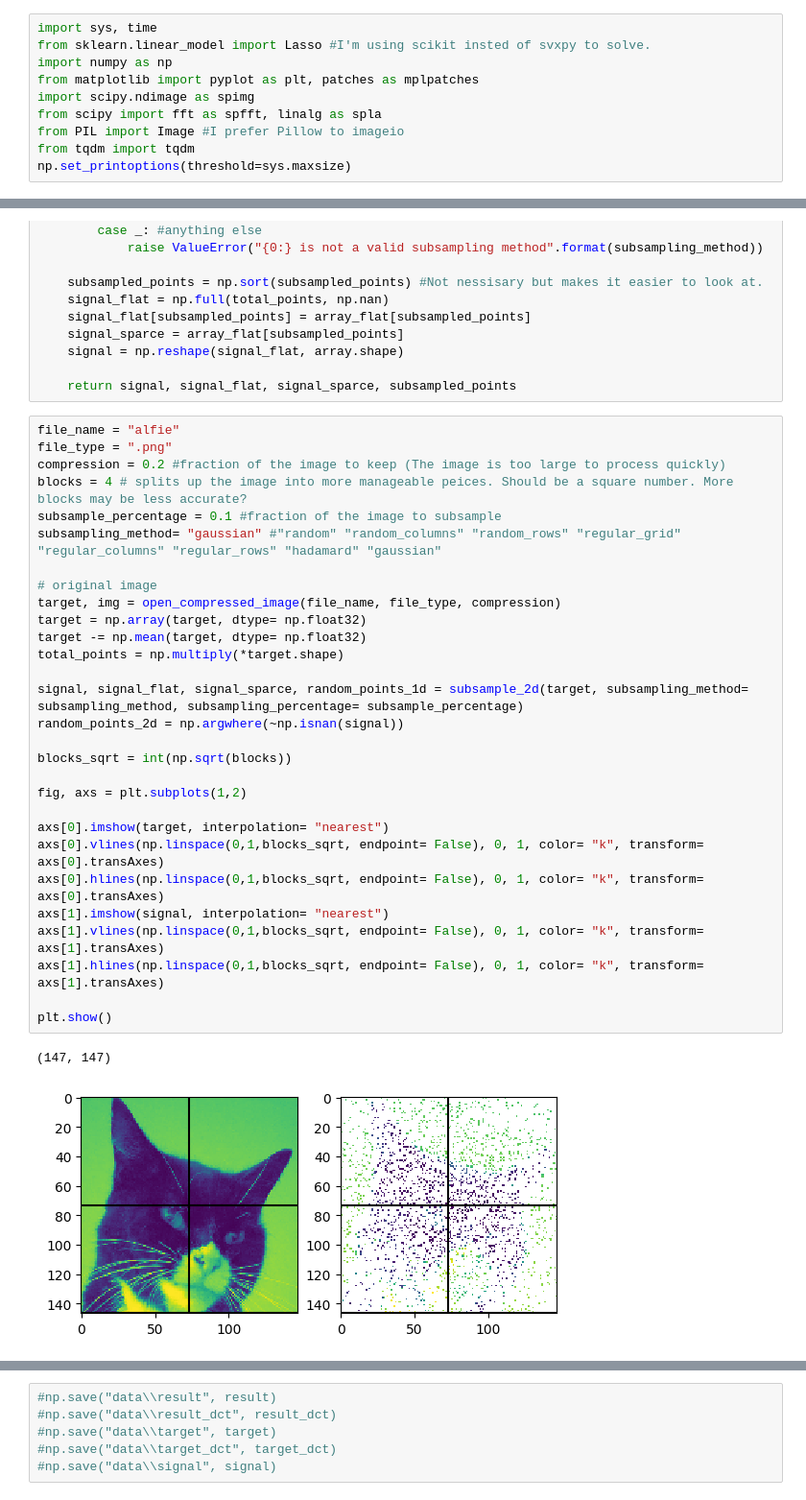
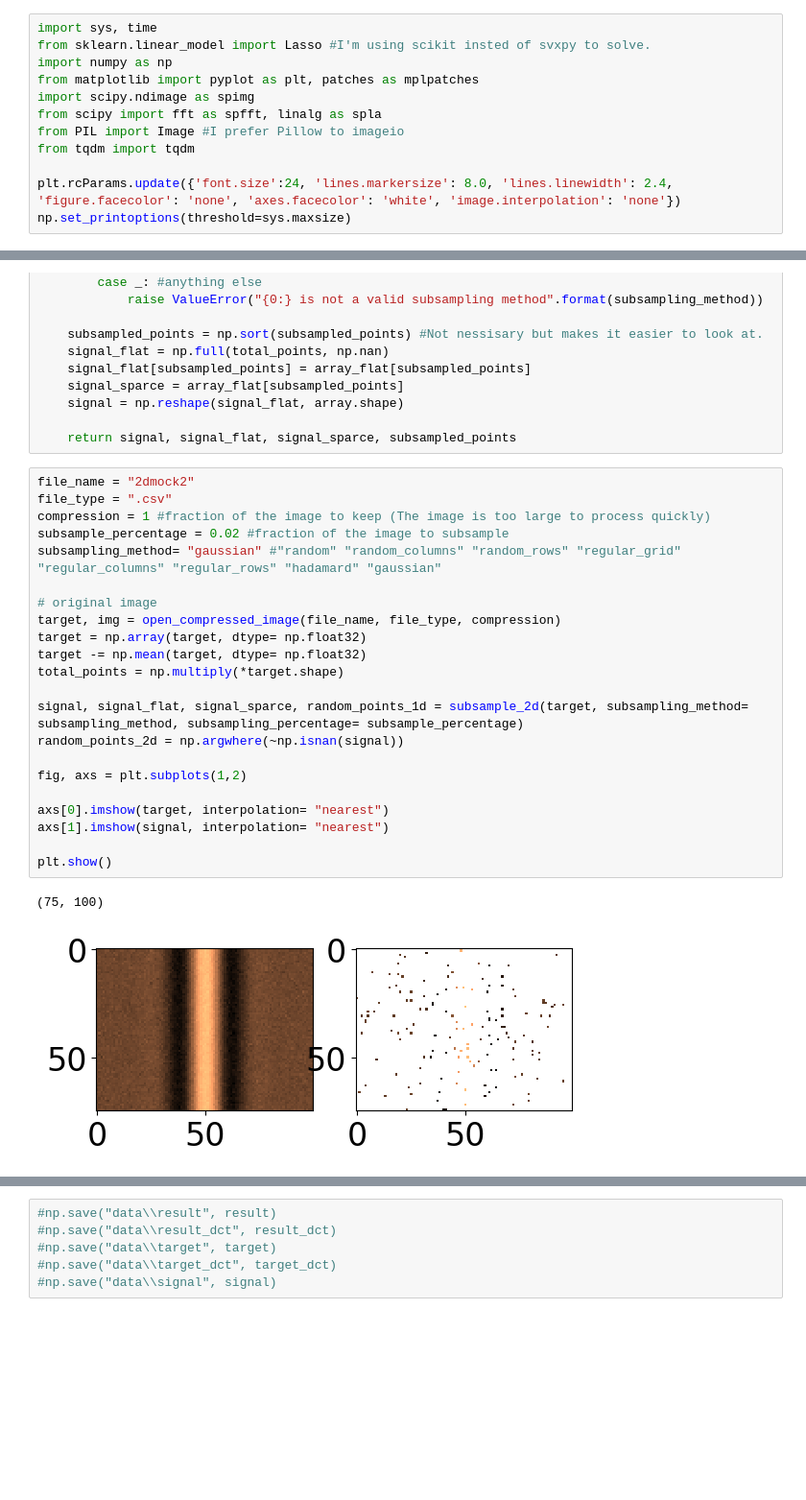
Before and after one commit to Jammi-Dodgers/THz-Compressed-Sensing, a Jupyter notebook: CS_2d.ipynb, the cells around one changed output, grey strips where cells are left out. Shown at 96% size. Cells and saved outputs as stored; diff of their text form; blank space fills up the shorter version.

Commit message:
reverted block-based CS. created LS vs CS interferogram

```diff
--- a/CS_2d.ipynb
+++ b/CS_2d.ipynb
@@ -9,6 +9,8 @@ import scipy.ndimage as spimg
 from scipy import fft as spfft, linalg as spla
 from PIL import Image #I prefer Pillow to imageio
 from tqdm import tqdm
+
+plt.rcParams.update({'font.size':24, 'lines.markersize': 8.0, 'lines.linewidth': 2.4, 'figure.facecolor': 'none', 'axes.facecolor': 'white', 'image.interpolation': 'none'})
 np.set_printoptions(threshold=sys.maxsize)
 # %% [markdown]
 To turn a sparce signal $X$ into the full image $Y$. The L1 norm of,
@@ -117,37 +119,30 @@ def subsample_2d(array, subsampling_percentage = 0.5, subsampling_method = "rand
 
     return signal, signal_flat, signal_sparce, subsampled_points
 # %%
-file_name = "alfie"
-file_type = ".png"
-compression = 0.2 #fraction of the image to keep (The image is too large to process quickly)
-blocks = 4 # splits up the image into more manageable peices. Should be a square number. More blocks may be less accurate?
-subsample_percentage = 0.1 #fraction of the image to subsample
+file_name = "2dmock2"
+file_type = ".csv"
+compression = 1 #fraction of the image to keep (The image is too large to process quickly)
+subsample_percentage = 0.02 #fraction of the image to subsample
 subsampling_method= "gaussian" #"random" "random_columns" "random_rows" "regular_grid" "regular_columns" "regular_rows" "hadamard" "gaussian"
 
 # original image
 target, img = open_compressed_image(file_name, file_type, compression)
 target = np.array(target, dtype= np.float32)
 target -= np.mean(target, dtype= np.float32)
 total_points = np.multiply(*target.shape)
 
 signal, signal_flat, signal_sparce, random_points_1d = subsample_2d(target, subsampling_method= subsampling_method, subsampling_percentage= subsample_percentage)
 random_points_2d = np.argwhere(~np.isnan(signal))
 
-blocks_sqrt = int(np.sqrt(blocks))
-
 fig, axs = plt.subplots(1,2)
 
 axs[0].imshow(target, interpolation= "nearest")
-axs[0].vlines(np.linspace(0,1,blocks_sqrt, endpoint= False), 0, 1, color= "k", transform= axs[0].transAxes)
-axs[0].hlines(np.linspace(0,1,blocks_sqrt, endpoint= False), 0, 1, color= "k", transform= axs[0].transAxes)
 axs[1].imshow(signal, interpolation= "nearest")
-axs[1].vlines(np.linspace(0,1,blocks_sqrt, endpoint= False), 0, 1, color= "k", transform= axs[1].transAxes)
-axs[1].hlines(np.linspace(0,1,blocks_sqrt, endpoint= False), 0, 1, color= "k", transform= axs[1].transAxes)
 
 plt.show()
 # %% [output]
-(147, 147)
+(75, 100)
-[figure, old version]
+[figure, new version]
 # %%
 def compressed_sensing(samples, regularization_coeffient = 1e-6, silent= True):
     start_time = time.time()
```
Also changed, not shown: parts of 10 cells of this notebook, 12 other files.
